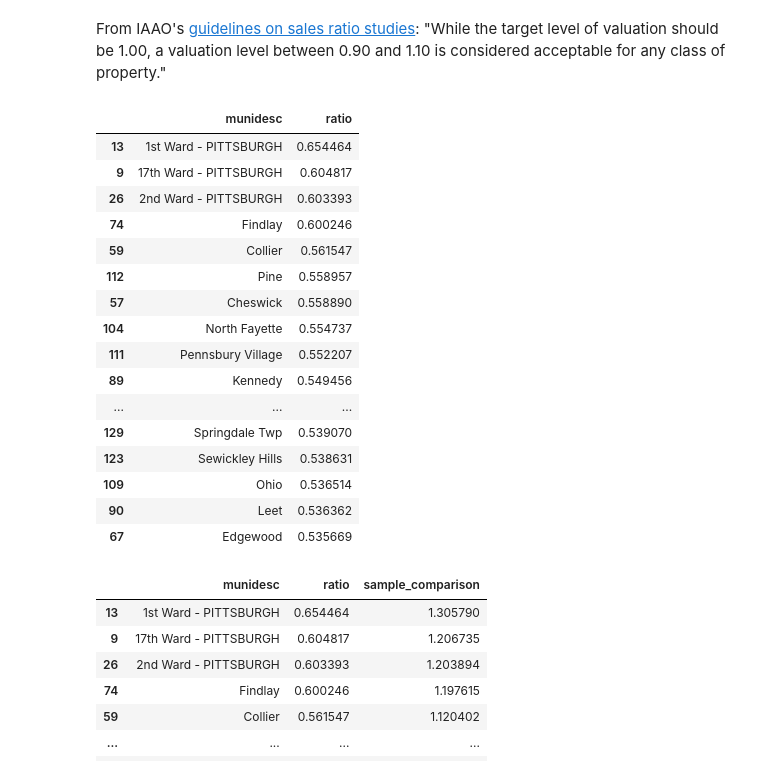
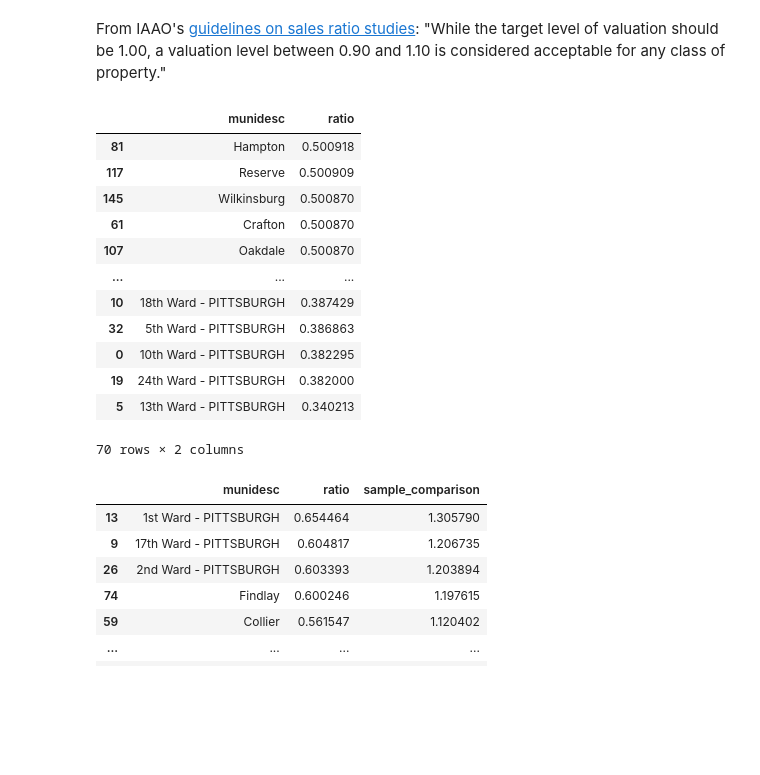
Before and after one commit to miahollie/20260817-prop-reassessments, a Jupyter notebook: prop_analysis.ipynb, the cells around one changed output. Saved outputs shown, nothing was run; the diff lists cells and outputs as text; code cells hidden in the pictures; blank space fills up the shorter version.

```diff
--- a/prop_analysis.ipynb
+++ b/prop_analysis.ipynb
@@ -263,25 +263,21 @@ muni_median = valid_df.groupby('munidesc')['ratio'].median().reset_index()
 From IAAO's [guidelines on sales ratio studies](https://www.iaao.org/wp-content/uploads/StandardonRatioStudies_Exposure-Mar2026.pdf): "While the target level of valuation should be 1.00, a valuation level between 0.90 and 1.10 is considered acceptable for any class of property."
 # %%
 ## sort the median ratios highest to lowest
-muni_median.sort_values(by='ratio',ascending=False).head(20)
+muni_median.sort_values(by='ratio',ascending=False).tail(70)
 # %% [output]
 |  | munidesc | ratio |
-| 13 | 1st Ward - PITTSBURGH | 0.654464 |
-| 9 | 17th Ward - PITTSBURGH | 0.604817 |
-| 26 | 2nd Ward - PITTSBURGH | 0.603393 |
-| 74 | Findlay | 0.600246 |
-| 59 | Collier | 0.561547 |
-| 112 | Pine | 0.558957 |
-| 57 | Cheswick | 0.558890 |
-| 104 | North Fayette | 0.554737 |
-| 111 | Pennsbury Village | 0.552207 |
-| 89 | Kennedy | 0.549456 |
+| 81 | Hampton | 0.500918 |
+| 117 | Reserve | 0.500909 |
+| 145 | Wilkinsburg | 0.500870 |
+| 61 | Crafton | 0.500870 |
+| 107 | Oakdale | 0.500870 |
 | ... | ... | ... |
-| 129 | Springdale Twp | 0.539070 |
-| 123 | Sewickley Hills | 0.538631 |
-| 109 | Ohio | 0.536514 |
-| 90 | Leet | 0.536362 |
-| 67 | Edgewood | 0.535669 |
+| 10 | 18th Ward - PITTSBURGH | 0.387429 |
+| 32 | 5th Ward - PITTSBURGH | 0.386863 |
+| 0 | 10th Ward - PITTSBURGH | 0.382295 |
+| 19 | 24th Ward - PITTSBURGH | 0.382000 |
+| 5 | 13th Ward - PITTSBURGH | 0.340213 |
+70 rows × 2 columns
 # %%
 ## create a new column that is the ratio of the muni's ratio to the county's
 muni_median['sample_comparison'] = muni_median['ratio']/sample_ratio
```
Also changed, not shown: parts of 1 cell of this notebook.
